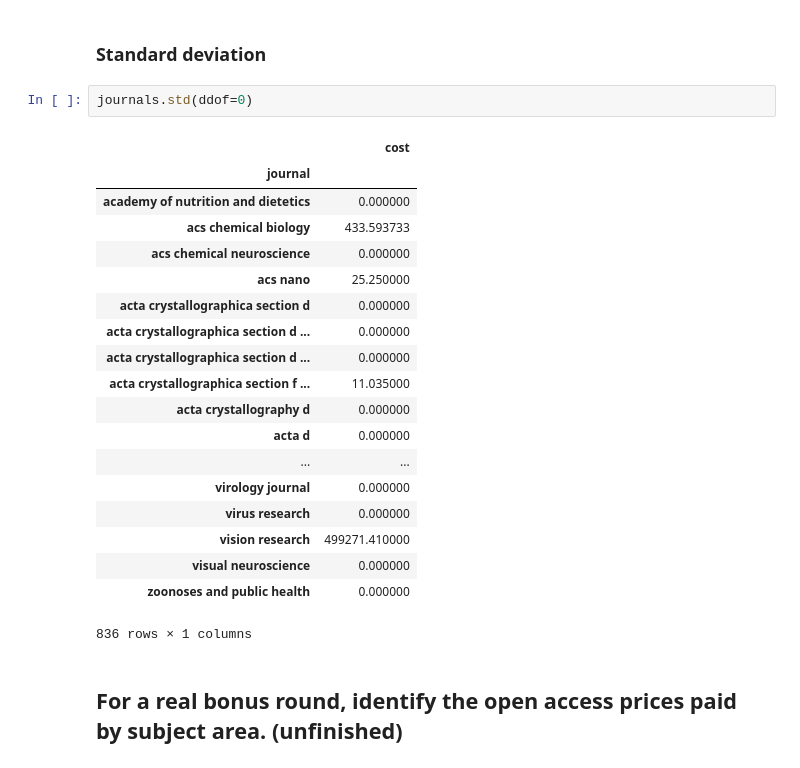
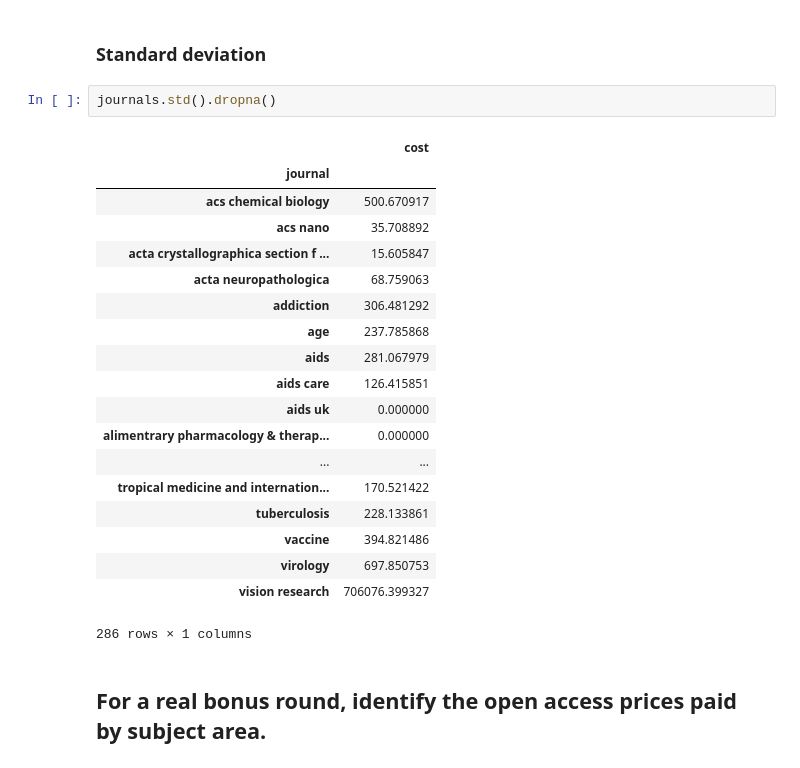
Before and after one commit to antdevelopment/Thinkful-Data-Science-Course, a Jupyter notebook: bootcamp/unit-1/lesson-3/data-cleaning-and-validation/data_cleaning_validation.ipynb, the cells around one changed output. Cells and saved outputs as stored; diff of their text form.

```diff
--- a/bootcamp/unit-1/lesson-3/data-cleaning-and-validation/data_cleaning_validation.ipynb
+++ b/bootcamp/unit-1/lesson-3/data-cleaning-and-validation/data_cleaning_validation.ipynb
@@ -137,27 +137,27 @@ journals.median().sort_values('cost', ascending=False)
 # %% [markdown]
 ### Standard deviation
 # %%
-journals.std(ddof=0)
+journals.std().dropna()
 # %% [output]
 |  | cost |
 | journal |  |
-| academy of nutrition and dietetics | 0.000000 |
-| acs chemical biology | 433.593733 |
-| acs chemical neuroscience | 0.000000 |
-| acs nano | 25.250000 |
-| acta crystallographica section d | 0.000000 |
-| acta crystallographica section d ... | 0.000000 |
-| acta crystallographica section d ... | 0.000000 |
-| acta crystallographica section f ... | 11.035000 |
-| acta crystallography d | 0.000000 |
-| acta d | 0.000000 |
+| acs chemical biology | 500.670917 |
+| acs nano | 35.708892 |
+| acta crystallographica section f ... | 15.605847 |
+| acta neuropathologica | 68.759063 |
+| addiction | 306.481292 |
+| age | 237.785868 |
+| aids | 281.067979 |
+| aids care | 126.415851 |
+| aids uk | 0.000000 |
+| alimentrary pharmacology & therap... | 0.000000 |
 | ... | ... |
-| virology journal | 0.000000 |
-| virus research | 0.000000 |
-| vision research | 499271.410000 |
-| visual neuroscience | 0.000000 |
-| zoonoses and public health | 0.000000 |
+| tropical medicine and internation... | 170.521422 |
+| tuberculosis | 228.133861 |
+| vaccine | 394.821486 |
+| virology | 697.850753 |
+| vision research | 706076.399327 |
-836 rows × 1 columns
+286 rows × 1 columns
 # %% [markdown]
-## For a real bonus round, identify the open access prices paid by subject area. (unfinished)
+## For a real bonus round, identify the open access prices paid by subject area.
 # %%
```
Also changed, not shown: parts of 3 cells of this notebook.
